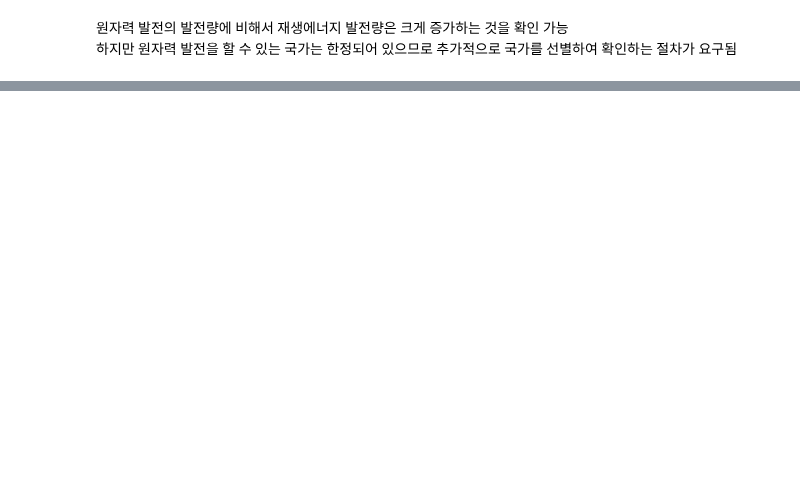
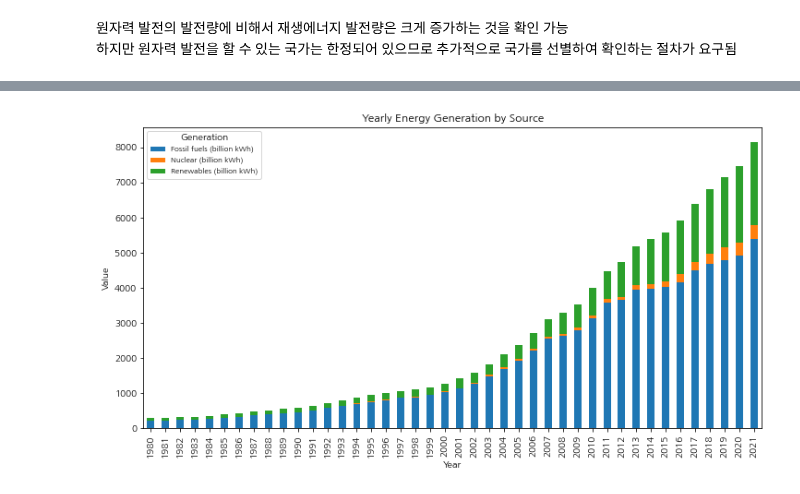
Before and after one commit to kihwan21/k-project, a Jupyter notebook: source/발전량/국가별_에너지_발전량.ipynb, the cells around one changed output, grey strips where cells are left out. Drawn from its saved outputs; the diff is of its cells as text; code cells hidden in the pictures; blank space fills up the shorter version.

```diff
--- a/source/발전량/국가별_에너지_발전량.ipynb
+++ b/source/발전량/국가별_에너지_발전량.ipynb
@@ -435,0 +471,5 @@ plt.show()   #그래프 출력
+# %%
+
+china = df[df['COUNTRY'].values == 'China']
+
+china.head()
@@ -435,0 +483,16 @@ plt.show()   #그래프 출력
+# %%
+select_data_gen = china[(china['GENERATION']=='Renewables (billion kWh)') | (china['GENERATION']=='Nuclear (billion kWh)')| (china['GENERATION']=='Fossil fuels (billion kWh)')]
+grouped_data = select_data_gen.groupby(['Year', 'GENERATION'])['Value'].sum().unstack()
+
+# 누적 막대그래프를 생성합니다.
+grouped_data.plot(kind='bar', stacked=True, figsize=(12, 6))
+
+plt.title('Yearly Energy Generation by Source')   # 그래프 제목 설정
+plt.xlabel('Year')   # x축 레이블 설정
+plt.ylabel('Value')     # y축 레이블 설정
+
+plt.legend(title='Generation', prop={'size': 8})  # 범례 추가 및 사이즈 조절
+
+plt.show()   #그래프 출력
+# %% [output]
+[figure, added]
```
Also changed, not shown: parts of 22 cells of this notebook, 2 other files.
